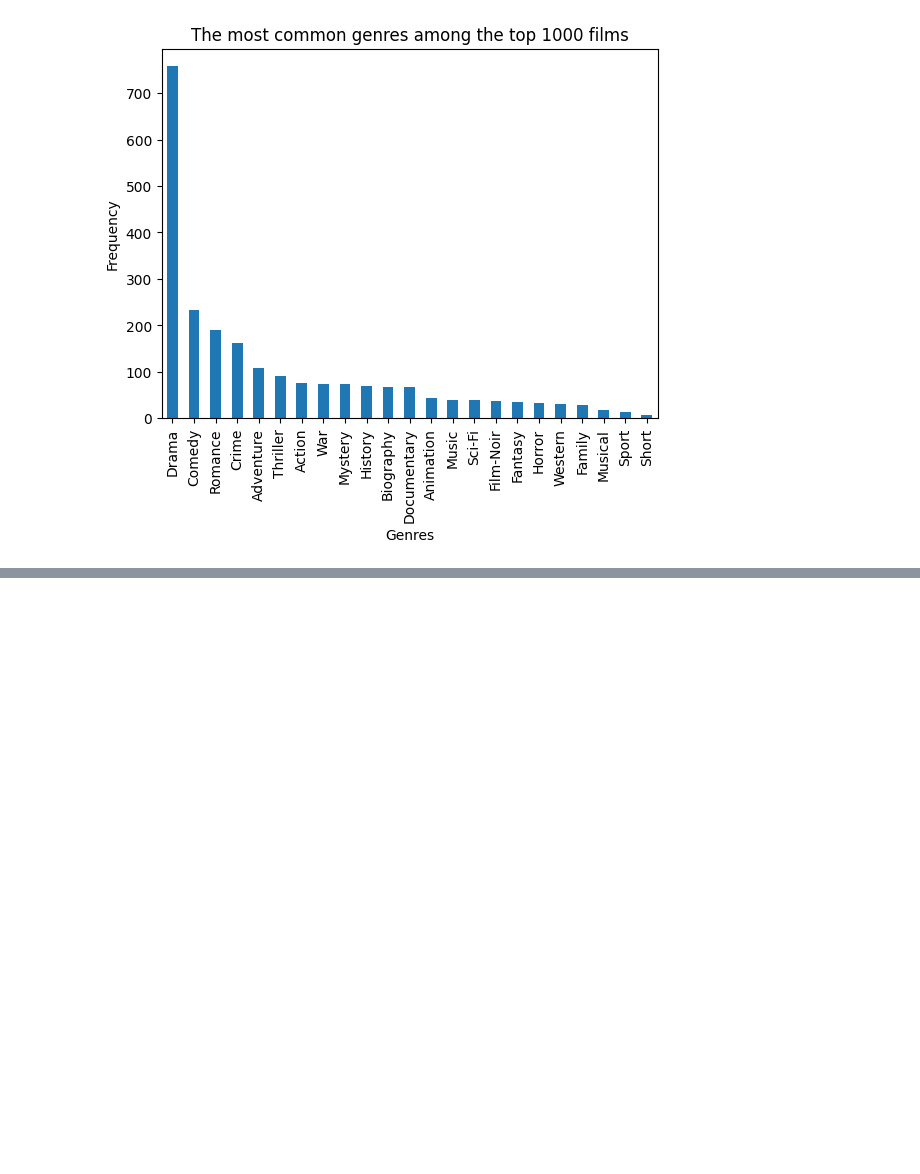
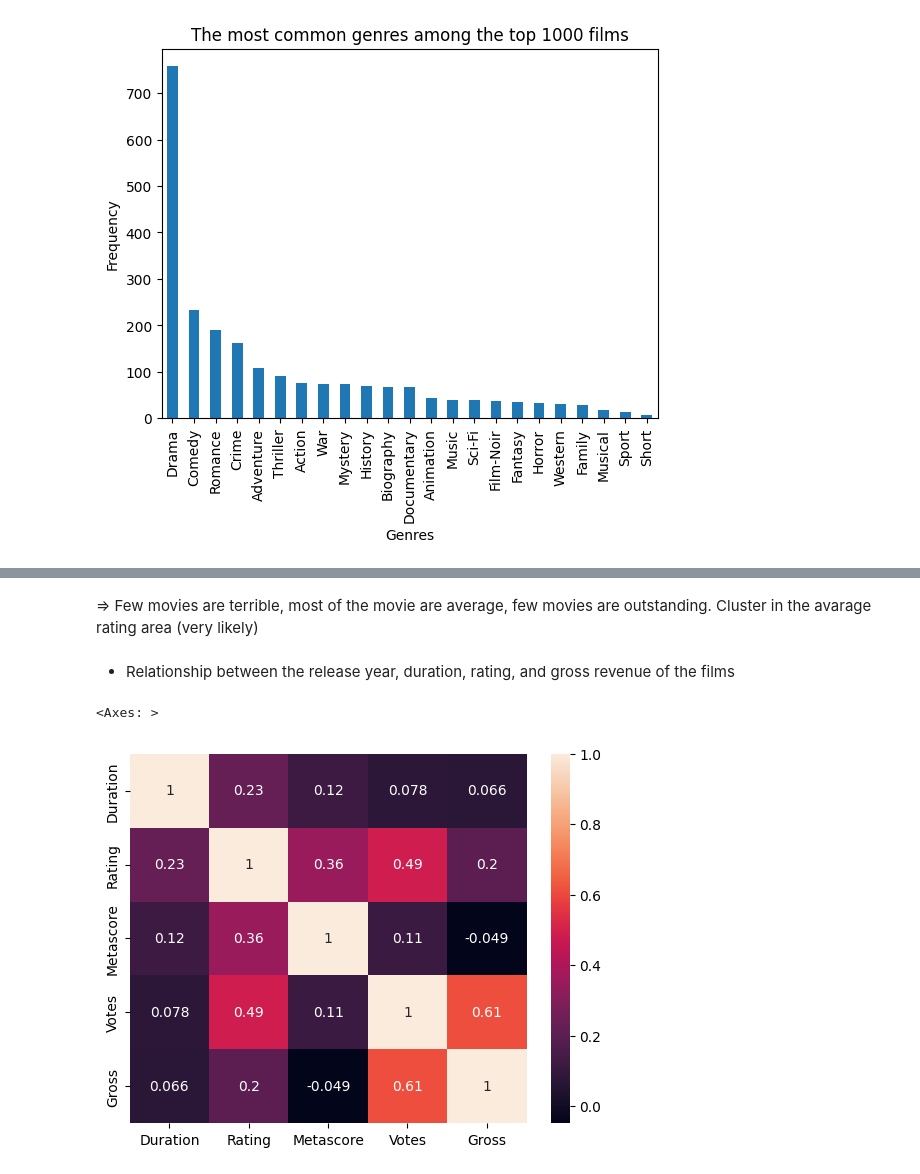
Before and after one commit to luongkhanhphuong2412/Movie_Recommedation_System, a Jupyter notebook: movie_analysis.ipynb, the cells around one changed output, grey strips where cells are left out. Cells and saved outputs as stored; diff of their text form; code cells hidden in the pictures; blank space fills up the shorter version.

```diff
--- a/movie_analysis.ipynb
+++ b/movie_analysis.ipynb
@@ -301,0 +380,11 @@ Are there any genres that have become more or less popular over time?
+# %% [markdown]
+=> Few movies are terrible, most of the movie are average, few movies are outstanding.
+Cluster in the avarage rating area (very likely)
+# %% [markdown]
+* Relationship between the release year, duration, rating, and gross revenue of the films
+# %%
+correlationMatrix= df.corr()
+sns.heatmap(correlationMatrix, annot= True)
+# %% [output]
+<Axes: >
+[figure, added]
```
Also changed, not shown: parts of 24 cells of this notebook, 6 other files.
